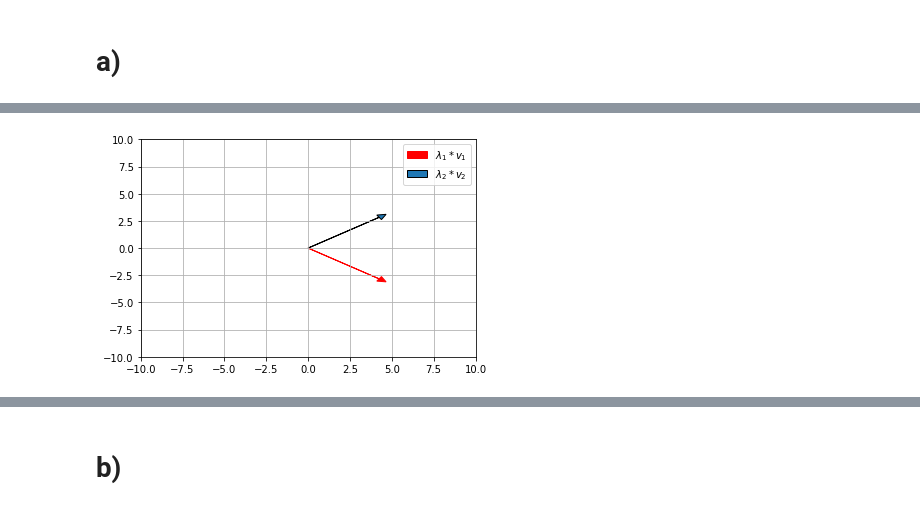
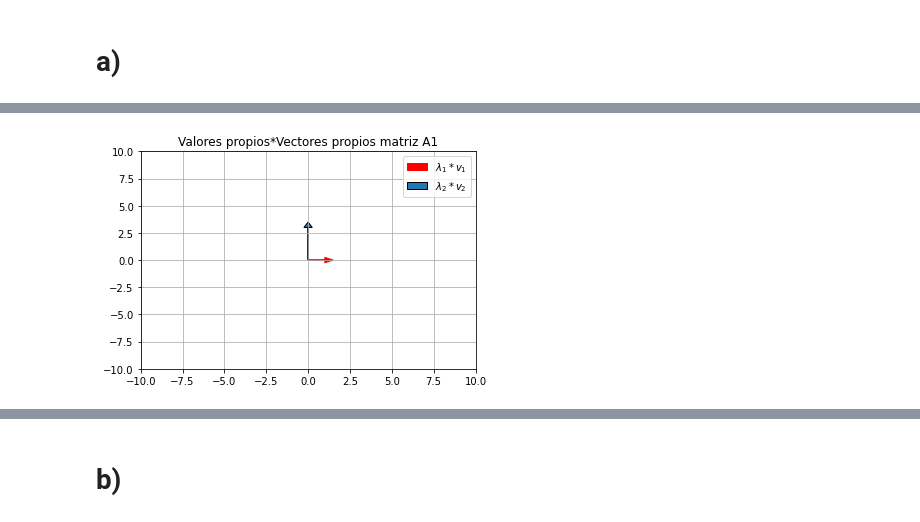
Before and after one commit to lab-optimizacion-202220/lab_formas_cuadraticas, a Jupyter notebook: formas_cuadraticas.ipynb, the cells around one changed output, grey strips where cells are left out. Cells and saved outputs as stored; diff of their text form; code cells hidden in the pictures.

```diff
--- a/formas_cuadraticas.ipynb
+++ b/formas_cuadraticas.ipynb
@@ -173,7 +192,7 @@ def vector_valor (vpA,vcpA):
     plt.xlim(-10,10)
     plt.ylim(-10,10)
     #ubicacion del legend
-    plt.legend(loc="best",)
+    plt.legend(loc="best")
     #grilla
     plt.grid()
     #plotear
@@ -193,4 +200,6 @@ vector_valor(vpA3,vcpA3)
-# %%
-vector_valor(vpA4,vcpA4)
-# %% [output]
-[figure, removed]
+# %%
+
+plt.title("Valores propios*Vectores propios matriz A1")
+vector_valor(vpA,vcpA)
+# %% [output]
+[figure, added]
```
Also changed, not shown: parts of 27 cells of this notebook, 1 other file.
